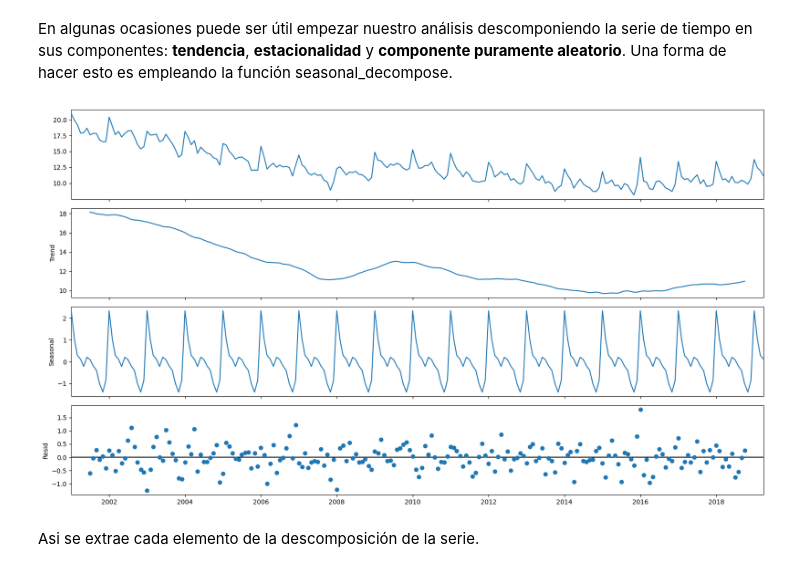
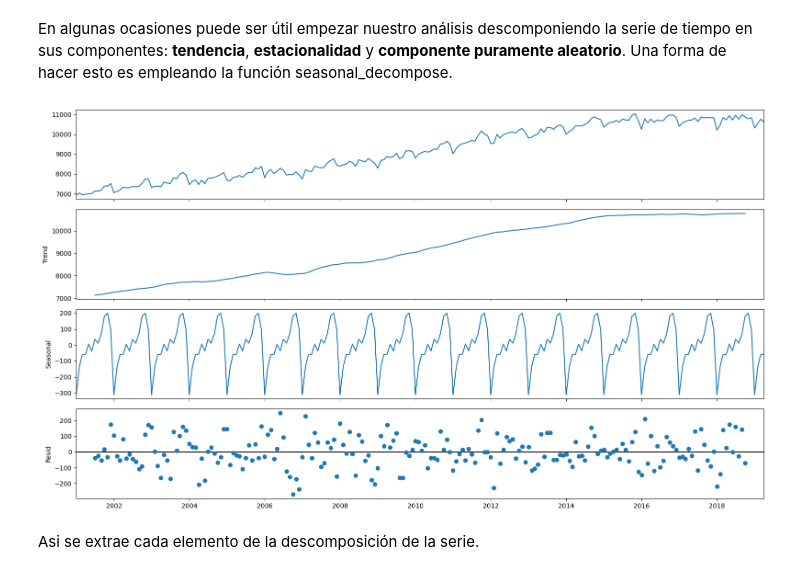
Before and after one commit to ajapontes/FDA_2_Taller_1, a Jupyter notebook: Pronostico Ocupados.ipynb, the cells around one changed output. Saved outputs shown, nothing was run; the diff lists cells and outputs as text; code cells hidden in the pictures.

```diff
--- a/Pronostico Ocupados.ipynb
+++ b/Pronostico Ocupados.ipynb
@@ -57,12 +57,12 @@ plt.show()
 # %% [markdown]
 En algunas ocasiones puede ser útil empezar nuestro análisis descomponiendo la serie de tiempo en sus componentes: **tendencia**, **estacionalidad** y **componente puramente aleatorio**. Una forma de hacer esto es empleando la función seasonal_decompose.
 # %%
-td_componentes = seasonal_decompose(data[["TD_13ciudades"]],model="additive")
-fig = td_componentes.plot()
+Ocupados_componentes = seasonal_decompose(data[["Ocupados"]],model="additive")
+fig = Ocupados_componentes.plot()
 fig.set_size_inches((16, 9))
 fig.tight_layout()
 plt.show()
 # %% [output]
-[figure, old version]
+[figure, new version]
 # %% [markdown]
 Asi se extrae cada elemento de la descomposición de la serie.
```
Also changed, not shown: parts of 31 cells of this notebook.
